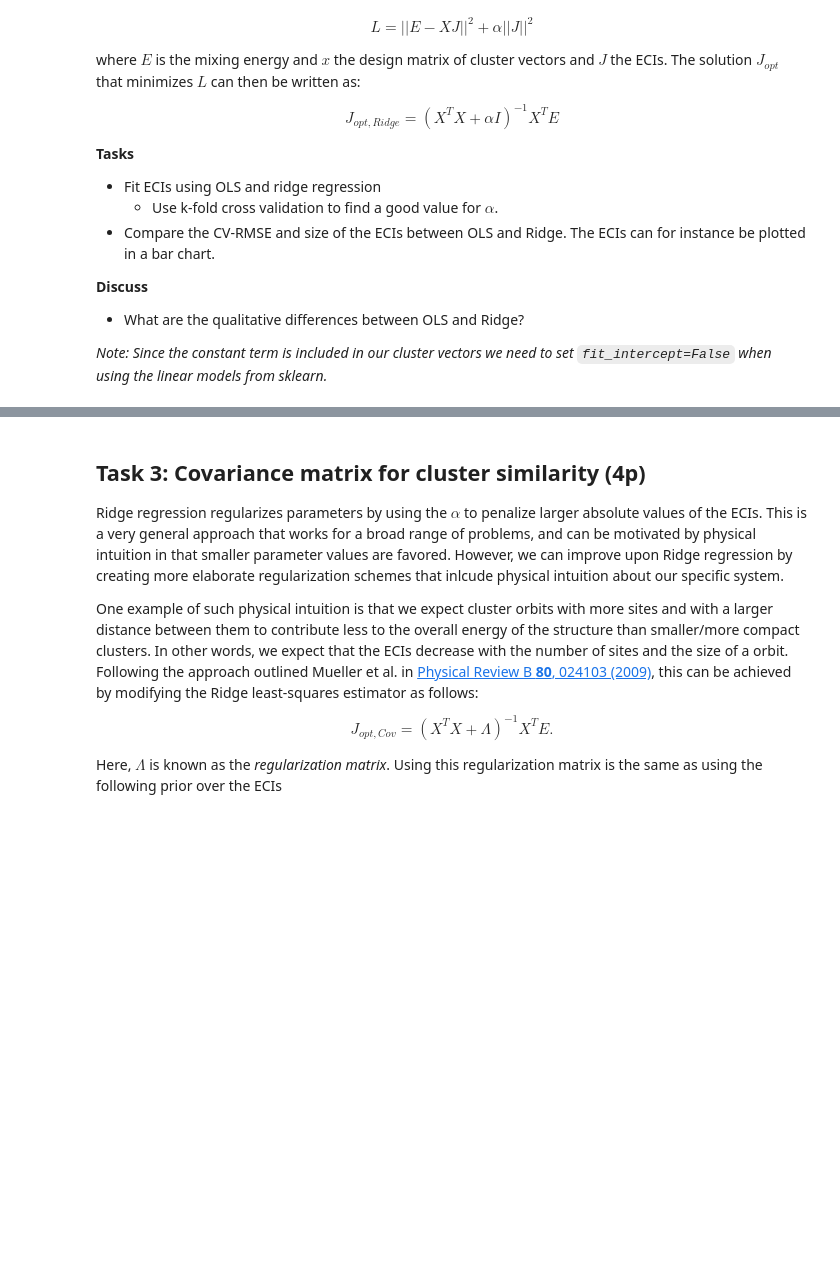
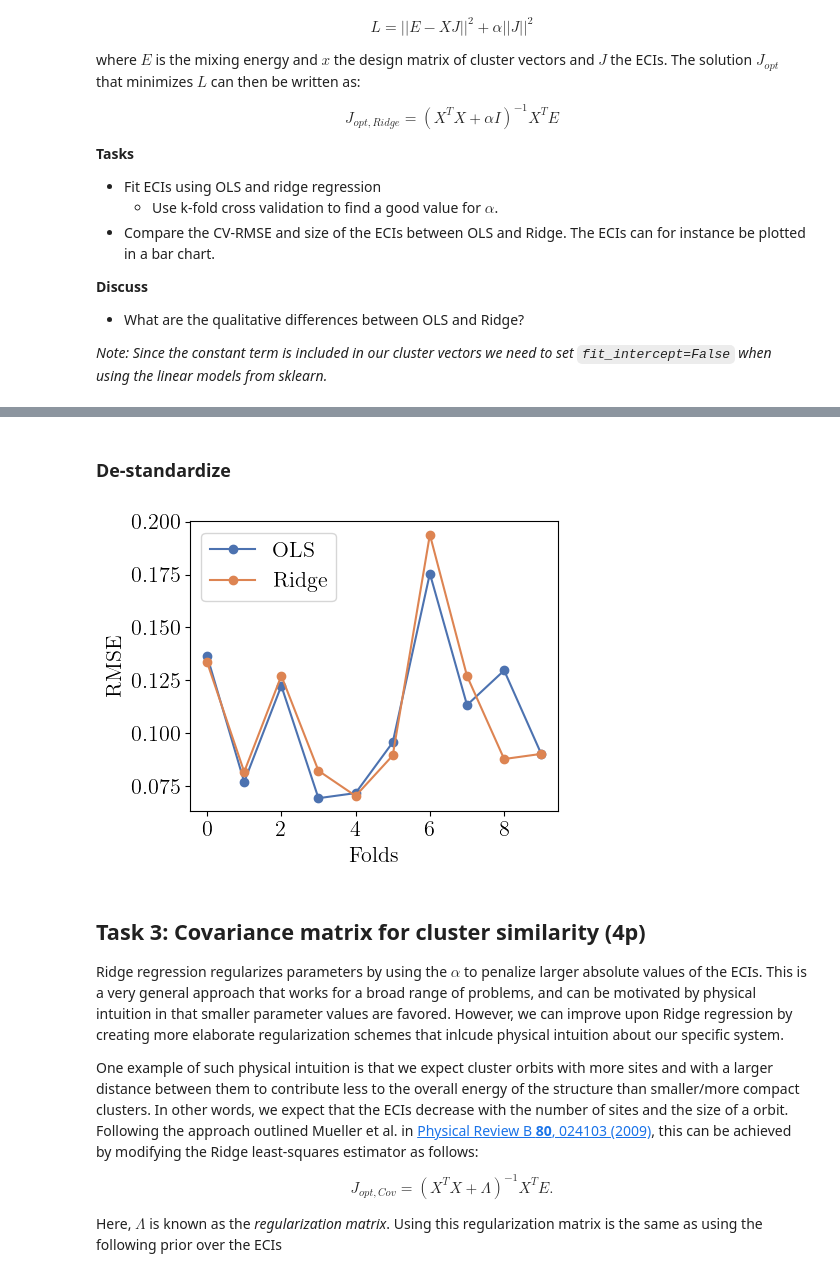
Before and after one commit to j-haralds/Advanced_sim, a Jupyter notebook: project_2a_shared/jesper_project_2a.ipynb, the cells around one changed output, grey strips where cells are left out. Cells and saved outputs as stored; diff of their text form; code cells hidden in the pictures; blank space fills up the shorter version.

```diff
--- a/project_2a_shared/jesper_project_2a.ipynb
+++ b/project_2a_shared/jesper_project_2a.ipynb
@@ -299,7 +334,3 @@ $$
 * What are the qualitative differences between OLS and Ridge?
 
 *Note: Since the constant term is included in our cluster vectors we need to set `fit_intercept=False` when using the linear models from sklearn.*
-# %%
-X, E = sc.get_fit_data(key='mixing_energy')
-J = np.dot(scipy.linalg.pinv(np.dot(X.T, X)), np.dot(X.T, E))
-print(J)
@@ -305,0 +406,20 @@ print(J)
+# %%
+# Run loop kfold to determine RMSE for each fold
+
+ols_rmse_folds = []
+
+for i, (train_index, test_index) in enumerate(kf.split(X)):
+    X_train, X_test = X_stand[train_index], X_stand[test_index]
+    E_train, E_test = E_stand[train_index], E_stand[test_index]
+
+    ols = sklearn.linear_model.LinearRegression(fit_intercept=False)
+    ols.fit(X_train, E_train)
+
+    E_pred = ols.predict(X_test)
+    rmse = np.sqrt(sklearn.metrics.mean_squared_error(E_test, E_pred))
+    ols_rmse_folds.append(rmse)
+    print(f'Fold {i+1}, RMSE: {rmse:.4f}')
+
+# Cross validate over the folds
+cv_rmse_ols = np.mean(ols_rmse_folds)
+print(f'Cross validated/Average RMSE: {cv_rmse_ols:.6f}')
@@ -306,3 +455,17 @@ print(J)
+# %% [markdown]
+### De-standardize
+# %%
+fig = plt.figure(figsize=(5, 4))
+
+
+plt.plot(ols_rmse_folds, 'o-', label='OLS')
+plt.plot(ridge_rmse_folds, 'o-', label='Ridge')
+plt.xlabel('Folds')
+plt.ylabel('RMSE')
+plt.legend()
+plt.tight_layout()
+# %% [output]
+[figure, added]
 # %% [markdown]
 ## Task 3: Covariance matrix for cluster similarity (4p)
 
```
Also changed, not shown: parts of 18 cells of this notebook.
